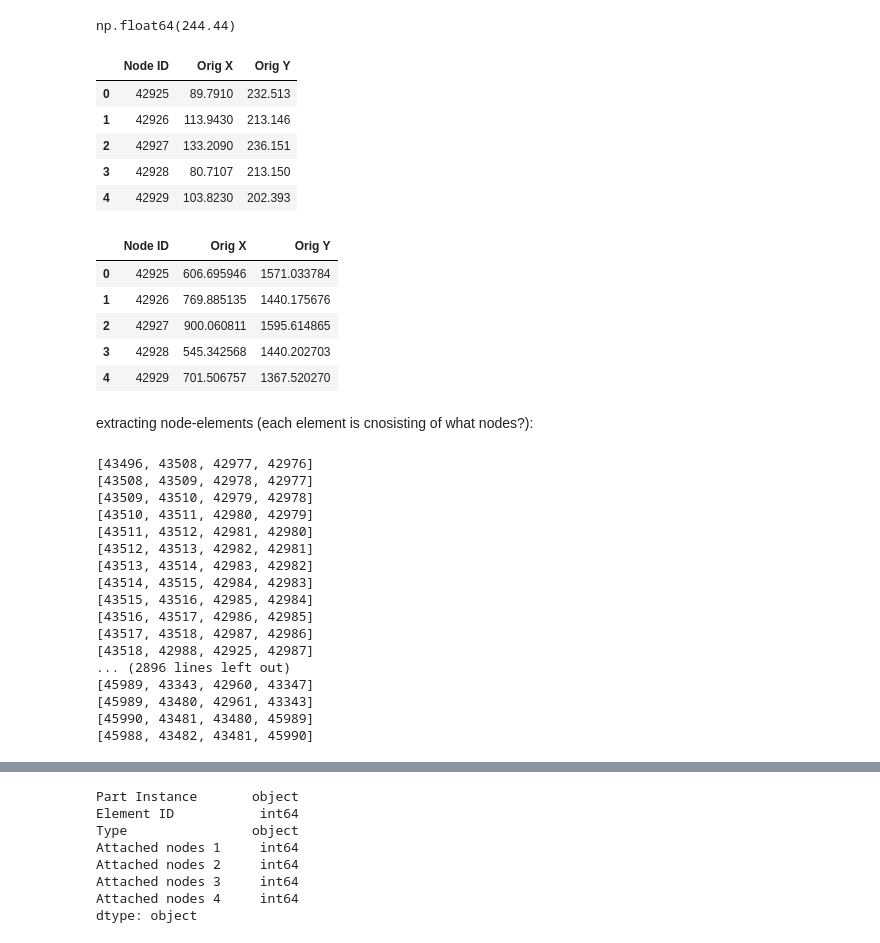
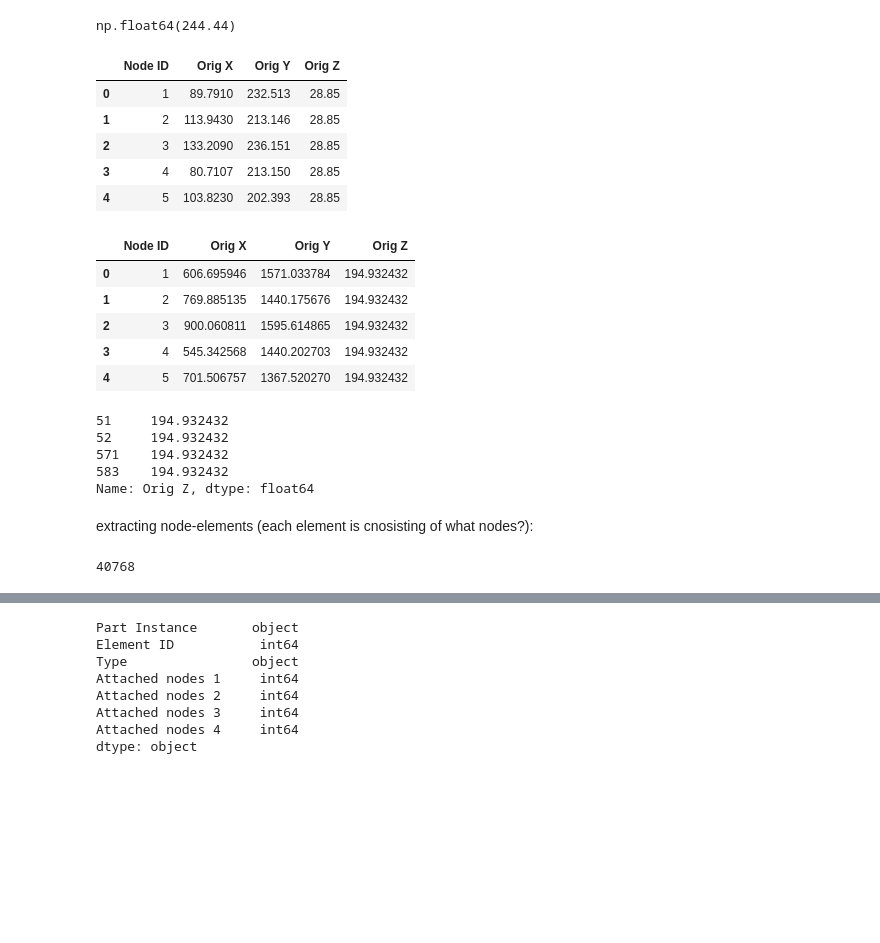
Before and after one commit to AminHosseinniya/Image_Segmentation_Femur_Bone, a Jupyter notebook: development_environment/data_extractor.ipynb, the cells around one changed output, grey strips where cells are left out. Cells and saved outputs as stored; diff of their text form; code cells hidden in the pictures; blank space fills up the shorter version.

```diff
--- a/development_environment/data_extractor.ipynb
+++ b/development_environment/data_extractor.ipynb
@@ -34,23 +37,23 @@ df_node_coords["Orig Y"].max()
 # %% [output]
 np.float64(244.44)
 # %%
-nodes_coordinates = df_node_coords[df_node_coords["Orig Z"] == 3.8147e-07][["Node ID", "Orig X", "Orig Y"]]
+nodes_coordinates = df_node_coords[["Node ID", "Orig X", "Orig Y", "Orig Z"]]
 nodes_coordinates.reset_index(inplace=True, drop=True)
 nodes_coordinates.head()
 # %% [output]
-|  | Node ID | Orig X | Orig Y |
-| 0 | 42925 | 89.7910 | 232.513 |
-| 1 | 42926 | 113.9430 | 213.146 |
-| 2 | 42927 | 133.2090 | 236.151 |
-| 3 | 42928 | 80.7107 | 213.150 |
-| 4 | 42929 | 103.8230 | 202.393 |
+|  | Node ID | Orig X | Orig Y | Orig Z |
+| 0 | 1 | 89.7910 | 232.513 | 28.85 |
+| 1 | 2 | 113.9430 | 213.146 | 28.85 |
+| 2 | 3 | 133.2090 | 236.151 | 28.85 |
+| 3 | 4 | 80.7107 | 213.150 | 28.85 |
+| 4 | 5 | 103.8230 | 202.393 | 28.85 |
 # %%
-nodes_coordinates[["Orig X", "Orig Y"]] = nodes_coordinates[["Orig X", "Orig Y"]]/0.148
+nodes_coordinates.loc[:, ["Orig X", "Orig Y", "Orig Z"]] = nodes_coordinates[["Orig X", "Orig Y", "Orig Z"]]/0.148
 nodes_coordinates.head()
 # %% [output]
-|  | Node ID | Orig X | Orig Y |
-| 0 | 42925 | 606.695946 | 1571.033784 |
-| 1 | 42926 | 769.885135 | 1440.175676 |
-| 2 | 42927 | 900.060811 | 1595.614865 |
-| 3 | 42928 | 545.342568 | 1440.202703 |
-| 4 | 42929 | 701.506757 | 1367.520270 |
+|  | Node ID | Orig X | Orig Y | Orig Z |
+| 0 | 1 | 606.695946 | 1571.033784 | 194.932432 |
+| 1 | 2 | 769.885135 | 1440.175676 | 194.932432 |
+| 2 | 3 | 900.060811 | 1595.614865 | 194.932432 |
+| 3 | 4 | 545.342568 | 1440.202703 | 194.932432 |
+| 4 | 5 | 701.506757 | 1367.520270 | 194.932432 |
@@ -59,6 +60,14 @@ nodes_coordinates.head()
 # %%
 node_ids = nodes_coordinates["Node ID"].tolist()
 # nodes_in_first_layer_id
+# %%
+nodes_coordinates.loc[nodes_coordinates["Node ID"].isin([572, 584, 53, 52]), "Orig Z"]
+# %% [output]
+51     194.932432
+52     194.932432
+571    194.932432
+583    194.932432
+Name: Orig Z, dtype: float64
 # %% [markdown]
 extracting node-elements (each element is cnosisting of what nodes?):
 # %%
@@ -78,6 +87,8 @@ start_line = 15
 
 # Extract the data from the table
 table_data = []
+not_table_data = []
+
 for line in lines[start_line + 1:]:
     if line.strip() == "" or line.startswith("----") or "Part" in line or "X" in line or "Orig. Coords" in line:
         continue
@@ -86,31 +97,23 @@ for line in lines[start_line + 1:]:
     element_id = int(parts[1])
     Type = str(parts[2])
     attached_nodes = list(map(int, parts[3:]))
-    # Use list comprehension to filter nodes that are in node_ids
-    attached_nodes = [node for node in attached_nodes if node in node_ids_set]
+    first_attached_node = attached_nodes[0]
+
+    # Use list comprehension to filter nodes that have same Orig Z
+    attached_nodes = [
+    node for node in attached_nodes
+    if nodes_coordinates.loc[nodes_coordinates["Node ID"] == node, "Orig Z"].values[0]
+    == nodes_coordinates.loc[nodes_coordinates["Node ID"] == first_attached_node, "Orig Z"].values[0]
+    ]
+
     element_to_be_append = [part_instance,  element_id, Type] + attached_nodes
+
     if len(element_to_be_append) == 7:
         table_data.append(element_to_be_append)
-        print(attached_nodes)
-    # break
-# %% [output]
-[43496, 43508, 42977, 42976]
-[43508, 43509, 42978, 42977]
-[43509, 43510, 42979, 42978]
-[43510, 43511, 42980, 42979]
-[43511, 43512, 42981, 42980]
-[43512, 43513, 42982, 42981]
-[43513, 43514, 42983, 42982]
-[43514, 43515, 42984, 42983]
-[43515, 43516, 42985, 42984]
-[43516, 43517, 42986, 42985]
-[43517, 43518, 42987, 42986]
-[43518, 42988, 42925, 42987]
-... (2896 lines left out)
-[45989, 43343, 42960, 43347]
-[45989, 43480, 42961, 43343]
-[45990, 43481, 43480, 45989]
-[45988, 43482, 43481, 45990]
+# %%
+len(table_data)
+# %% [output]
+40768
 # %%
 # Create a DataFrame
 columns = ['Part Instance', 'Element ID', 'Type', "Attached nodes 1", "Attached nodes 2", "Attached nodes 3", "Attached nodes 4"]
```
Also changed, not shown: parts of 10 cells of this notebook, 4 other files.
